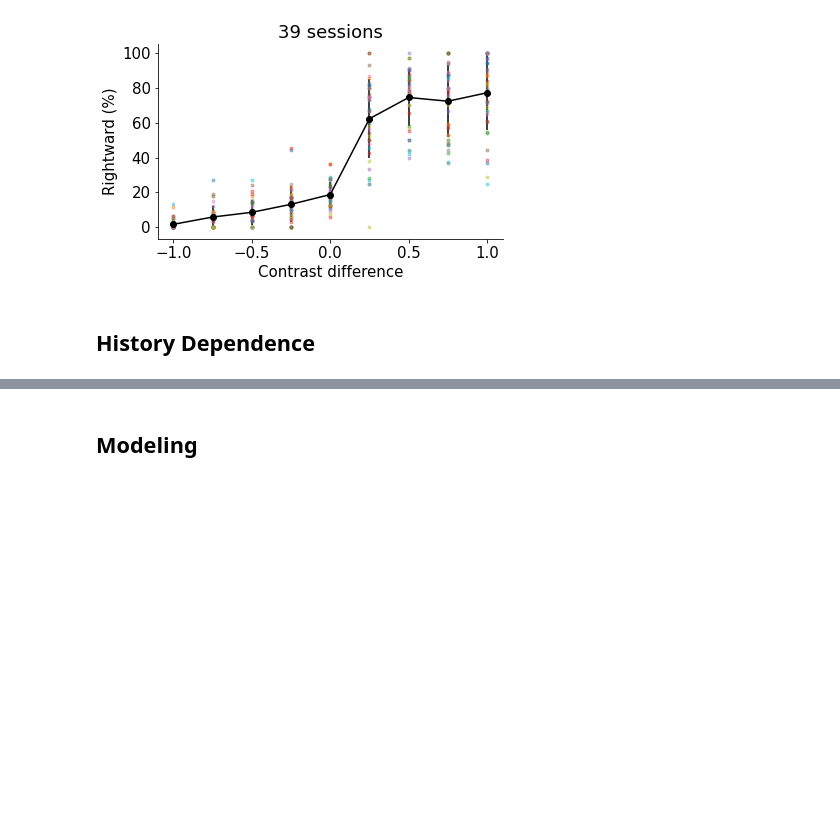
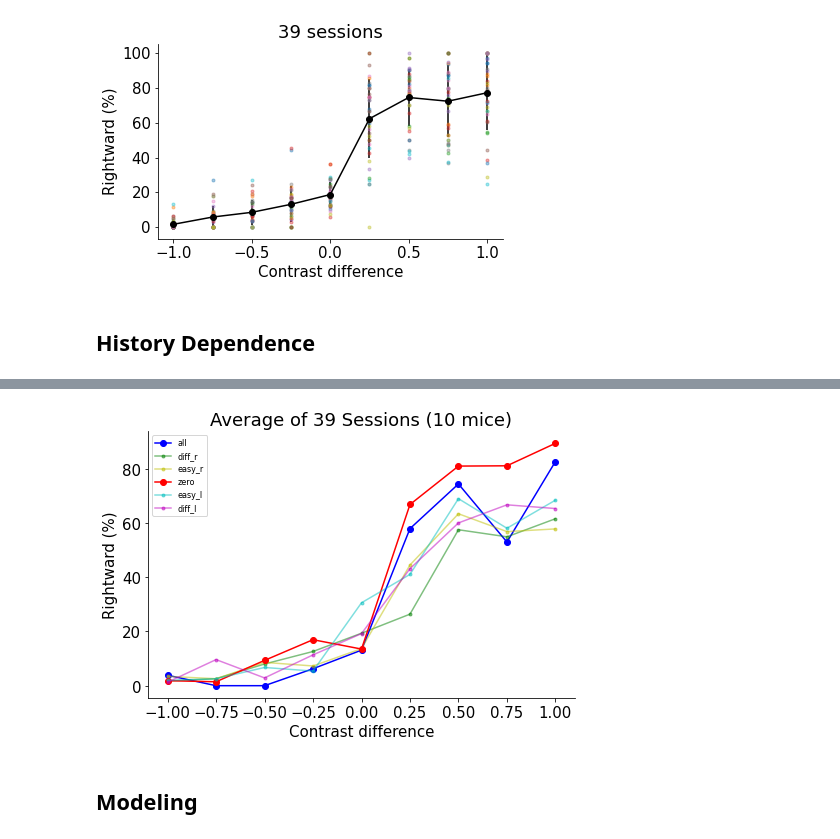
Before and after one commit to Y-Akihiro/NMA2020, a Jupyter notebook: Project_decision dinos/Steinmetz_psychometric.v3.ipynb, the cells around one changed output, grey strips where cells are left out. Saved outputs shown, nothing was run; the diff lists cells and outputs as text; code cells hidden in the pictures; blank space fills up the shorter version.

```diff
--- a/Project_decision dinos/Steinmetz_psychometric.v3.ipynb
+++ b/Project_decision dinos/Steinmetz_psychometric.v3.ipynb
@@ -354,3 +340,41 @@ plt.show()
+# %%
+rer = rel = rdr = rdl = rz = np.zeros(9)
+
+for i in range(39):
+    n_session = i
+    dat, _, _, _, _, _ = load_data(n_session, alldat)
+    _, _, cont_diff, _, _, _ = get_task_difference(n_session)
+    r_easyr, r_easyl, r_diffr, r_diffl, r_zero, n_trials = get_right_hist(dat, cont_diff)
+
+    rdr = rdr + r_diffr
+    rdl = rdl + r_diffl
+    rer = rer + r_easyr
+    rel = rel + r_easyl
+    rz  = rz + r_zero
+# %%
+rer = rer/39
+rel = rel/39
+rdl = rdl/39
+rz = rz/39
+rdr = rdr/39
+# %%
+    fig = plt.figure(figsize=(7,5))
+
+    xdata = np.unique(cont_diff)
+    plt.plot(xdata, rightward, 'bo-', label='all')
+    plt.plot(xdata, rdr, 'g.-',   label='diff_r', alpha=0.5)
+    plt.plot(xdata, rer, 'y.-',  label='easy_r', alpha=0.5)
+    plt.plot(xdata, rz , 'ro-',   label='zero')
+    plt.plot(xdata, rel, 'c.-',  label='easy_l', alpha=0.5)
+    plt.plot(xdata, rdl, 'm.-',   label='diff_l', alpha=0.5)
+
+    plt.xlabel('Contrast difference')
+    plt.ylabel('Rightward (%)')
+    plt.title('Average of 39 Sessions (10 mice)')
+    plt.legend(fontsize=8)
+    plt.show()
+# %% [output]
+[figure, added]
 # %% [markdown]
 ## Modeling
 # %%
```
Also changed, not shown: parts of 19 cells of this notebook, 1 other file.
